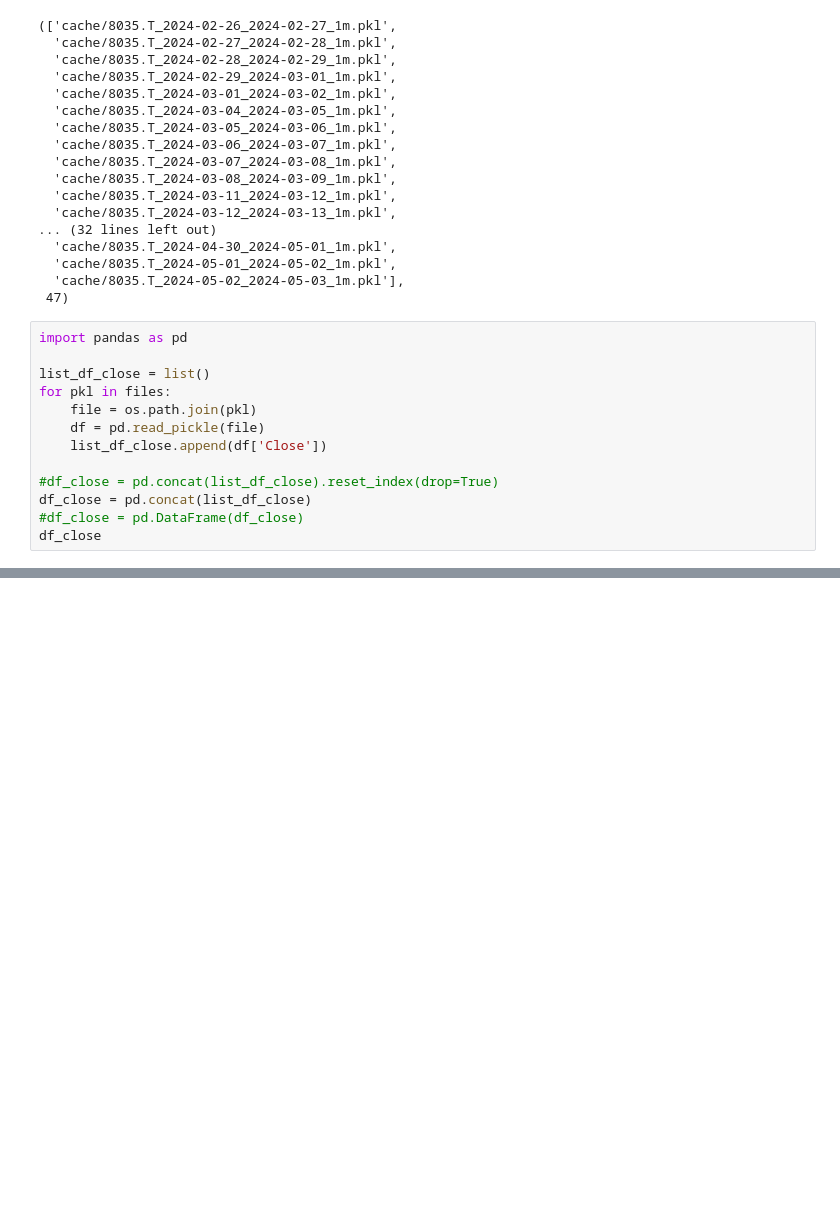
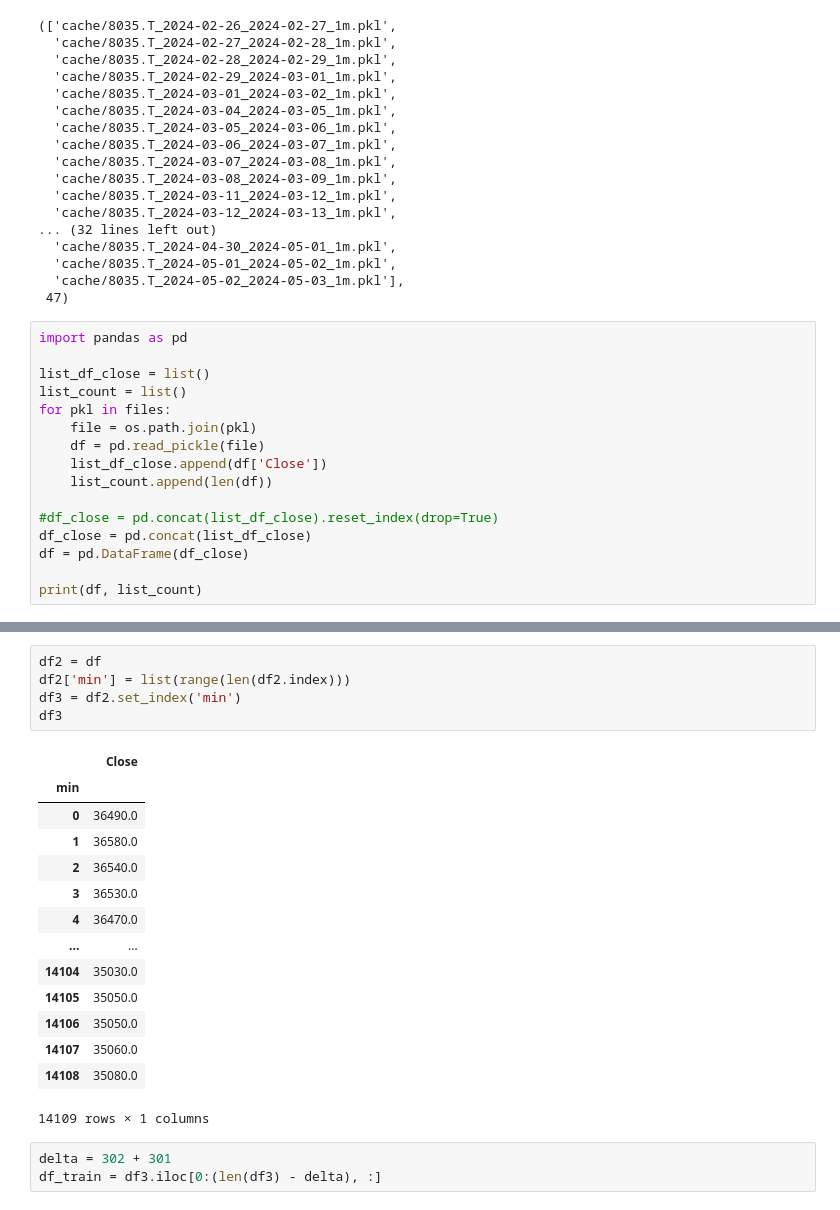
Before and after one commit to bitwalk123/stock-explorer, a Jupyter notebook: jupyter/analysis_day_trade_04.ipynb, the cells around one changed output, grey strips where cells are left out. Cells and saved outputs as stored; diff of their text form; blank space fills up the shorter version.

```diff
--- a/jupyter/analysis_day_trade_04.ipynb
+++ b/jupyter/analysis_day_trade_04.ipynb
@@ -34,13 +50,16 @@ files, len(files)
 import pandas as pd
 
 list_df_close = list()
+list_count = list()
 for pkl in files:
     file = os.path.join(pkl)
     df = pd.read_pickle(file)
     list_df_close.append(df['Close'])
+    list_count.append(len(df))
 
 #df_close = pd.concat(list_df_close).reset_index(drop=True)
 df_close = pd.concat(list_df_close)
-#df_close = pd.DataFrame(df_close)
-df_close
+df = pd.DataFrame(df_close)
+
+print(df, list_count)
 # %% [output]
@@ -102,0 +81,23 @@ plt.show()
+# %%
+df2 = df
+df2['min'] = list(range(len(df2.index)))
+df3 = df2.set_index('min')
+df3
+# %% [output]
+|  | Close |
+| min |  |
+| 0 | 36490.0 |
+| 1 | 36580.0 |
+| 2 | 36540.0 |
+| 3 | 36530.0 |
+| 4 | 36470.0 |
+| ... | ... |
+| 14104 | 35030.0 |
+| 14105 | 35050.0 |
+| 14106 | 35050.0 |
+| 14107 | 35060.0 |
+| 14108 | 35080.0 |
+14109 rows × 1 columns
+# %%
+delta = 302 + 301
+df_train = df3.iloc[0:(len(df3) - delta), :]
```
Also changed, not shown: parts of 14 cells of this notebook, 2 other files.
